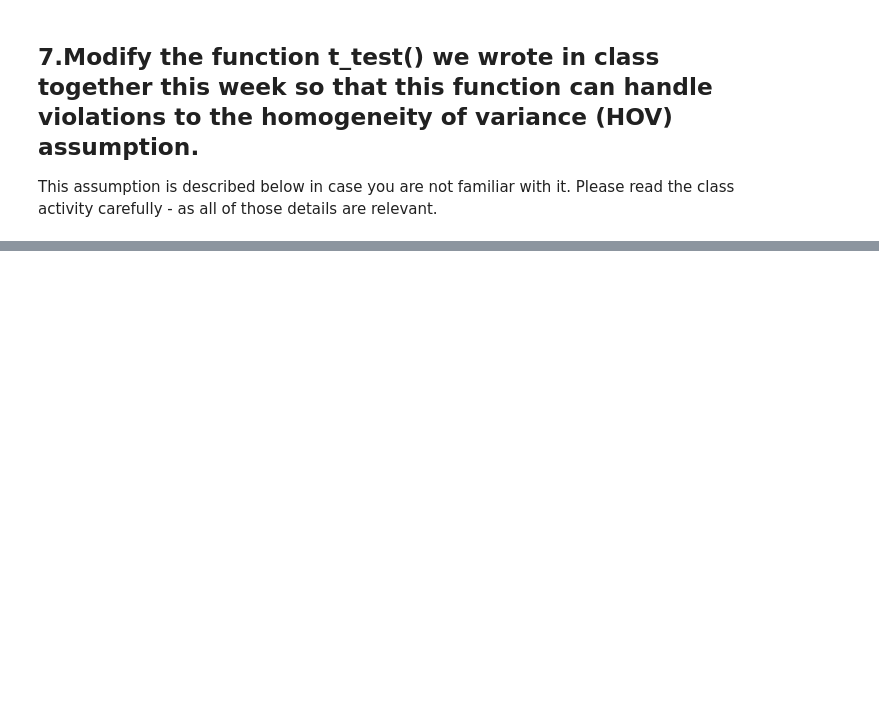
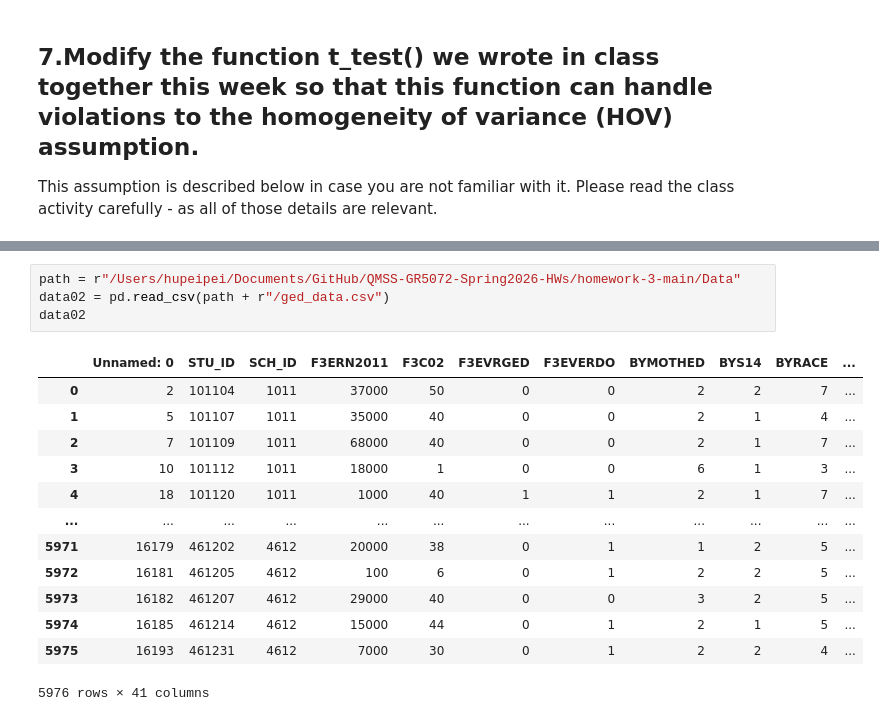
Before and after one commit to 97Peipei/QMSS-GR5072-Spring2026-HWs, a Jupyter notebook: homework-3-main/Submission/ph2736-HU PEIPEI/HW03.ipynb, the cells around one changed output, grey strips where cells are left out. Cells and saved outputs as stored; diff of their text form; blank space fills up the shorter version.

```diff
--- a/homework-3-main/Submission/ph2736-HU PEIPEI/HW03.ipynb
+++ b/homework-3-main/Submission/ph2736-HU PEIPEI/HW03.ipynb
@@ -181,0 +184,18 @@ def t_test(num_var, bin_var):
+# %%
+path = r"/Users/hupeipei/Documents/GitHub/QMSS-GR5072-Spring2026-HWs/homework-3-main/Data"
+data02 = pd.read_csv(path + r"/ged_data.csv")
+data02
+# %% [output]
+|  | Unnamed: 0 | STU_ID | SCH_ID | F3ERN2011 | F3C02 | F3EVRGED | F3EVERDO | BYMOTHED | BYS14 | BYRACE | ... |
+| 0 | 2 | 101104 | 1011 | 37000 | 50 | 0 | 0 | 2 | 2 | 7 | ... |
+| 1 | 5 | 101107 | 1011 | 35000 | 40 | 0 | 0 | 2 | 1 | 4 | ... |
+| 2 | 7 | 101109 | 1011 | 68000 | 40 | 0 | 0 | 2 | 1 | 7 | ... |
+| 3 | 10 | 101112 | 1011 | 18000 | 1 | 0 | 0 | 6 | 1 | 3 | ... |
+| 4 | 18 | 101120 | 1011 | 1000 | 40 | 1 | 1 | 2 | 1 | 7 | ... |
+| ... | ... | ... | ... | ... | ... | ... | ... | ... | ... | ... | ... |
+| 5971 | 16179 | 461202 | 4612 | 20000 | 38 | 0 | 1 | 1 | 2 | 5 | ... |
+| 5972 | 16181 | 461205 | 4612 | 100 | 6 | 0 | 1 | 2 | 2 | 5 | ... |
+| 5973 | 16182 | 461207 | 4612 | 29000 | 40 | 0 | 0 | 3 | 2 | 5 | ... |
+| 5974 | 16185 | 461214 | 4612 | 15000 | 44 | 0 | 1 | 2 | 1 | 5 | ... |
+| 5975 | 16193 | 461231 | 4612 | 7000 | 30 | 0 | 1 | 2 | 2 | 4 | ... |
+5976 rows × 41 columns
```
Also changed, not shown: parts of 3 cells of this notebook, 1 other file.
